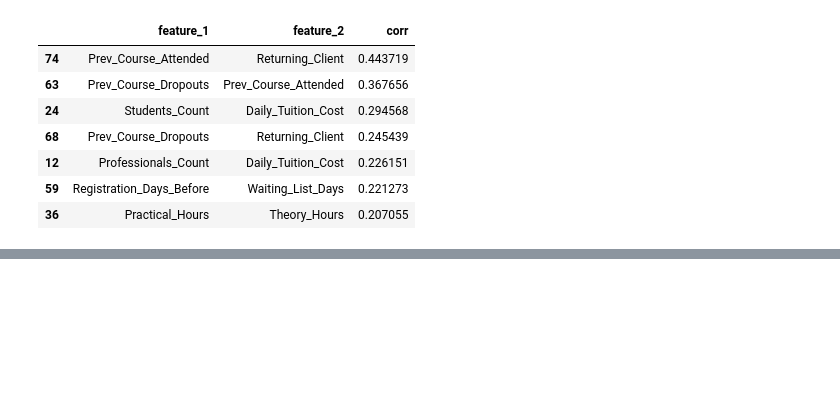
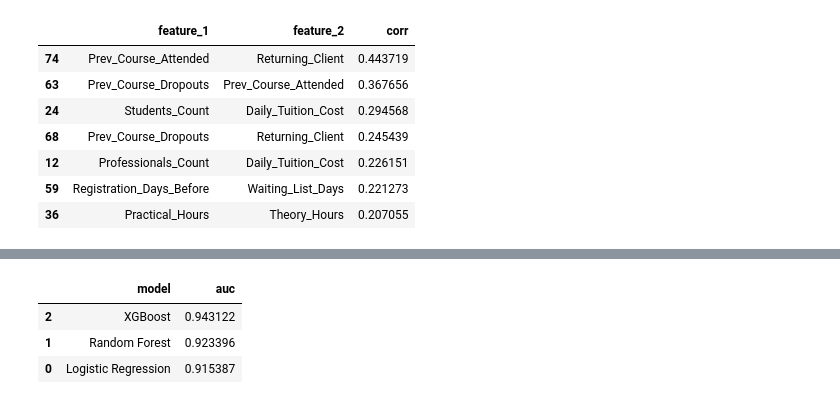
Before and after one commit to manemajef/ml-proj, a Jupyter notebook: notebook.ipynb, the cells around one changed output, grey strips where cells are left out. Cells and saved outputs as stored; diff of their text form; code cells hidden in the pictures; blank space fills up the shorter version.

```diff
--- a/notebook.ipynb
+++ b/notebook.ipynb
@@ -1011,0 +1127,89 @@ So the notebook can include exploratory tables, but the final report should be c
+# %%
+from sklearn.preprocessing import StandardScaler
+
+
+def get_lg_model():
+    return LogisticRegression(
+        max_iter=2000,
+    )
+
+
+def get_rf_model():
+    return RandomForestClassifier(
+        n_estimators=300,
+        max_depth=12,
+        random_state=42,
+        n_jobs=-1,
+    )
+
+
+def get_xgb_model():
+    return XGBClassifier(
+        n_estimators=300,
+        max_depth=5,
+        learning_rate=0.05,
+        subsample=0.9,
+        colsample_bytree=0.9,
+        eval_metric="logloss",
+        random_state=42,
+        n_jobs=-1,
+    )
+
+
+def get_score(train_df, val_df, model, scale=False):
+    X_train, y_train, X_val, y_val = get_train_val_xy(train_df, val_df)
+    X_train, X_val = encode_cats(X_train, X_val)
+
+    if scale:
+        scaler = StandardScaler()
+        X_train = scaler.fit_transform(X_train)
+        X_val = scaler.transform(X_val)
+
+    model.fit(X_train, y_train)
+    preds = model.predict_proba(X_val)[:, 1]
+
+    return roc_auc_score(y_val, preds)
+
+
+MODELS = {
+    "Logistic Regression": {
+        "model_getter": get_lg_model,
+        "scale": True,
+    },
+    "Random Forest": {
+        "model_getter": get_rf_model,
+        "scale": False,
+    },
+    "XGBoost": {
+        "model_getter": get_xgb_model,
+        "scale": False,
+    },
+}
+
+
+def benchmark_models(train_df, val_df):
+    rows = []
+
+    for name, cfg in MODELS.items():
+        score = get_score(
+            train_df,
+            val_df,
+            model=cfg["model_getter"](),
+            scale=cfg["scale"],
+        )
+
+        rows.append({
+            "model": name,
+            "auc": score,
+        })
+
+    return pd.DataFrame(rows).sort_values("auc", ascending=False)
+
+
+scores_0 = benchmark_models(train_df, val_df)
+display(scores_0)
+# %% [output]
+|  | model | auc |
+| 2 | XGBoost | 0.943122 |
+| 1 | Random Forest | 0.923396 |
+| 0 | Logistic Regression | 0.915387 |
```
Also changed, not shown: parts of 38 cells of this notebook, 17 other files.
